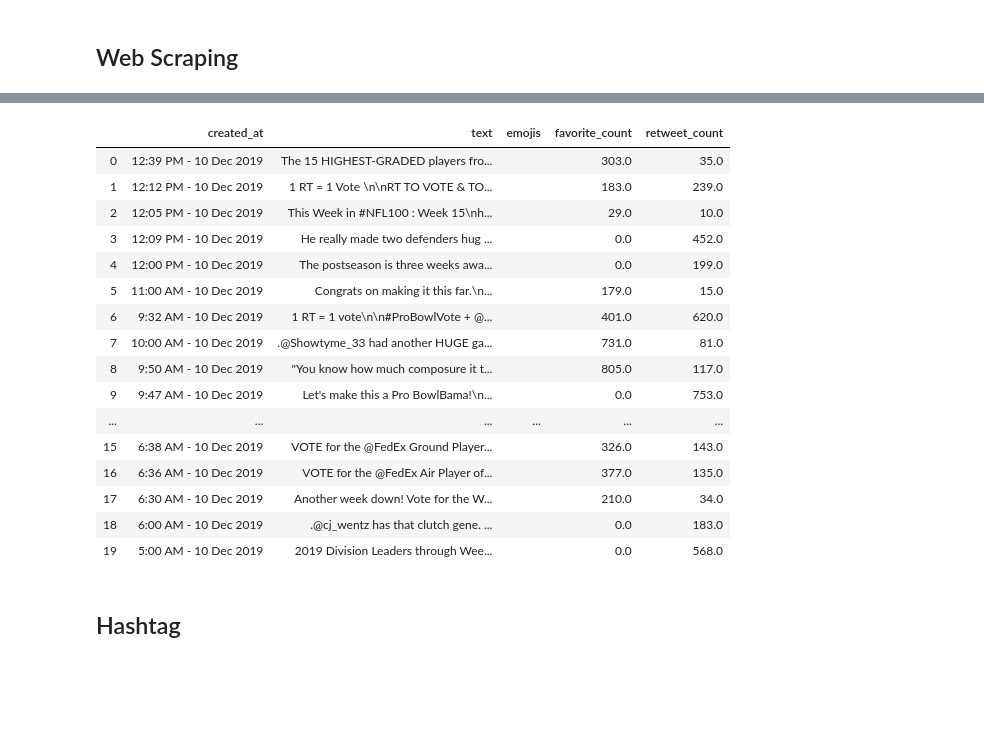
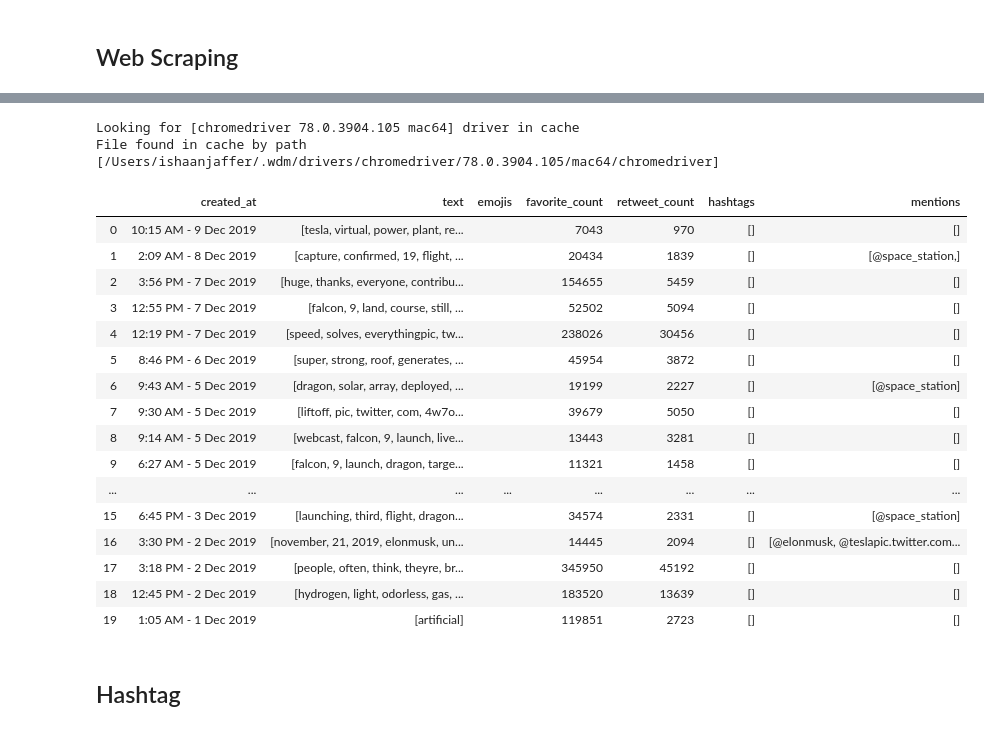
Before and after one commit to ishaan-jaff/data_science_proj, a Jupyter notebook: project1.ipynb, the cells around one changed output, grey strips where cells are left out. Drawn from its saved outputs; the diff is of its cells as text; code cells hidden in the pictures; blank space fills up the shorter version.

```diff
--- a/project1.ipynb
+++ b/project1.ipynb
@@ -46,23 +125,4 @@ from nltk.corpus import stopwords
 # %% [markdown]
 ## Web Scraping
-# %%
-def deEmojify(inputString):
-    returnString = ""
-    emojis = []
-    for character in inputString:
-        try:
-            character.encode("ascii")
-            returnString += character
-        except UnicodeEncodeError:
-            replaced = unidecode(str(character))
-            if replaced != '':
-                returnString += replaced
-            else:
-                try:
-
-                    emojis.append(unicodedata.name(character))
-                except ValueError:
-                     returnString += "[x]"
-    return returnString, ",".join(emojis)
 # %%
 ## Scraping the user's timelines
@@ -137,24 +184,38 @@ File found in cache by path [/Users/ishaanjaffer/.wdm/drivers/chromedriver/78.0.
-# %%
-user_timeline_df = pd.DataFrame.from_dict(content)
-user_timeline_df
-# %% [output]
-|  | created_at | text | emojis | favorite_count | retweet_count |
-| 0 | 12:39 PM - 10 Dec 2019 | The 15 HIGHEST-GRADED players fro... |  | 303.0 | 35.0 |
-| 1 | 12:12 PM - 10 Dec 2019 | 1 RT = 1 Vote \n\nRT TO VOTE & TO... |  | 183.0 | 239.0 |
-| 2 | 12:05 PM - 10 Dec 2019 | This Week in #NFL100 : Week 15\nh... |  | 29.0 | 10.0 |
-| 3 | 12:09 PM - 10 Dec 2019 | He really made two defenders hug ... |  | 0.0 | 452.0 |
-| 4 | 12:00 PM - 10 Dec 2019 | The postseason is three weeks awa... |  | 0.0 | 199.0 |
-| 5 | 11:00 AM - 10 Dec 2019 | Congrats on making it this far.\n... |  | 179.0 | 15.0 |
-| 6 | 9:32 AM - 10 Dec 2019 | 1 RT = 1 vote\n\n#ProBowlVote + @... |  | 401.0 | 620.0 |
-| 7 | 10:00 AM - 10 Dec 2019 | .@Showtyme_33 had another HUGE ga... |  | 731.0 | 81.0 |
-| 8 | 9:50 AM - 10 Dec 2019 | "You know how much composure it t... |  | 805.0 | 117.0 |
-| 9 | 9:47 AM - 10 Dec 2019 | Let's make this a Pro BowlBama!\n... |  | 0.0 | 753.0 |
-| ... | ... | ... | ... | ... | ... |
-| 15 | 6:38 AM - 10 Dec 2019 | VOTE for the @FedEx Ground Player... |  | 326.0 | 143.0 |
-| 16 | 6:36 AM - 10 Dec 2019 | VOTE for the @FedEx Air Player of... |  | 377.0 | 135.0 |
-| 17 | 6:30 AM - 10 Dec 2019 | Another week down! Vote for the W... |  | 210.0 | 34.0 |
-| 18 | 6:00 AM - 10 Dec 2019 | .@cj_wentz has that clutch gene. ... |  | 0.0 | 183.0 |
-| 19 | 5:00 AM - 10 Dec 2019 | 2019 Division Leaders through Wee... |  | 0.0 | 568.0 |
+# %%
+user_timeline_df = create_timeline_df(user_name)
+clean_tweet, hashtags, mentions, emojis = [], [], [], []
+for tweet in user_timeline_df['text']:
+    tweet, emoji = de_emoji(tweet)
+    tweet, hashtag, mention = preprocess(tweet)
+    clean_tweet.append(tweet)
+    hashtags.append(hashtag)
+    mentions.append(mention)
+    emojis.append(emoji)
+user_timeline_df['text'] = clean_tweet
+user_timeline_df['hashtags'] = hashtags
+user_timeline_df['mentions'] = mentions
+user_timeline_df['emojis'] = emojis
+user_timeline_df
+# %% [output]
+Looking for [chromedriver 78.0.3904.105 mac64] driver in cache
+File found in cache by path [/Users/ishaanjaffer/.wdm/drivers/chromedriver/78.0.3904.105/mac64/chromedriver]
+|  | created_at | text | emojis | favorite_count | retweet_count | hashtags | mentions |
+| 0 | 10:15 AM - 9 Dec 2019 | [tesla, virtual, power, plant, re... |  | 7043 | 970 | [] | [] |
+| 1 | 2:09 AM - 8 Dec 2019 | [capture, confirmed, 19, flight, ... |  | 20434 | 1839 | [] | [@space_station,] |
+| 2 | 3:56 PM - 7 Dec 2019 | [huge, thanks, everyone, contribu... |  | 154655 | 5459 | [] | [] |
+| 3 | 12:55 PM - 7 Dec 2019 | [falcon, 9, land, course, still, ... |  | 52502 | 5094 | [] | [] |
+| 4 | 12:19 PM - 7 Dec 2019 | [speed, solves, everythingpic, tw... |  | 238026 | 30456 | [] | [] |
+| 5 | 8:46 PM - 6 Dec 2019 | [super, strong, roof, generates, ... |  | 45954 | 3872 | [] | [] |
+| 6 | 9:43 AM - 5 Dec 2019 | [dragon, solar, array, deployed, ... |  | 19199 | 2227 | [] | [@space_station] |
+| 7 | 9:30 AM - 5 Dec 2019 | [liftoff, pic, twitter, com, 4w7o... |  | 39679 | 5050 | [] | [] |
+| 8 | 9:14 AM - 5 Dec 2019 | [webcast, falcon, 9, launch, live... |  | 13443 | 3281 | [] | [] |
+| 9 | 6:27 AM - 5 Dec 2019 | [falcon, 9, launch, dragon, targe... |  | 11321 | 1458 | [] | [] |
+| ... | ... | ... | ... | ... | ... | ... | ... |
+| 15 | 6:45 PM - 3 Dec 2019 | [launching, third, flight, dragon... |  | 34574 | 2331 | [] | [@space_station] |
+| 16 | 3:30 PM - 2 Dec 2019 | [november, 21, 2019, elonmusk, un... |  | 14445 | 2094 | [] | [@elonmusk, @teslapic.twitter.com... |
+| 17 | 3:18 PM - 2 Dec 2019 | [people, often, think, theyre, br... |  | 345950 | 45192 | [] | [] |
+| 18 | 12:45 PM - 2 Dec 2019 | [hydrogen, light, odorless, gas, ... |  | 183520 | 13639 | [] | [] |
+| 19 | 1:05 AM - 1 Dec 2019 | [artificial] |  | 119851 | 2723 | [] | [] |
 # %% [markdown]
 ## Hashtag
 # %%
```
Also changed, not shown: parts of 24 cells of this notebook.
